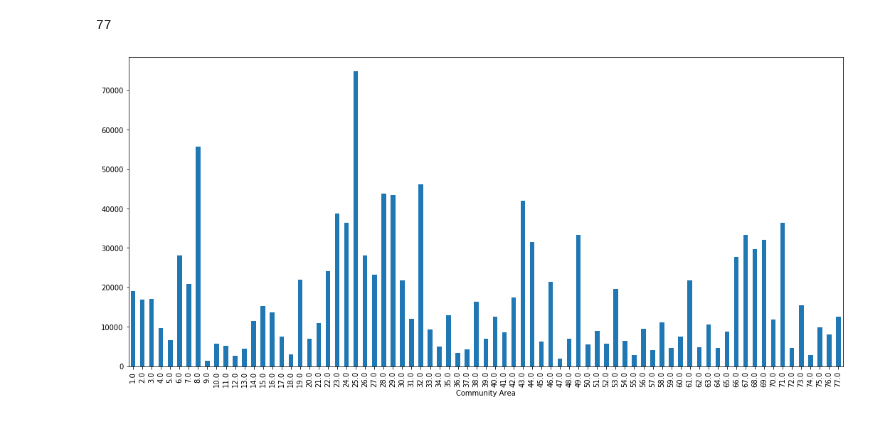
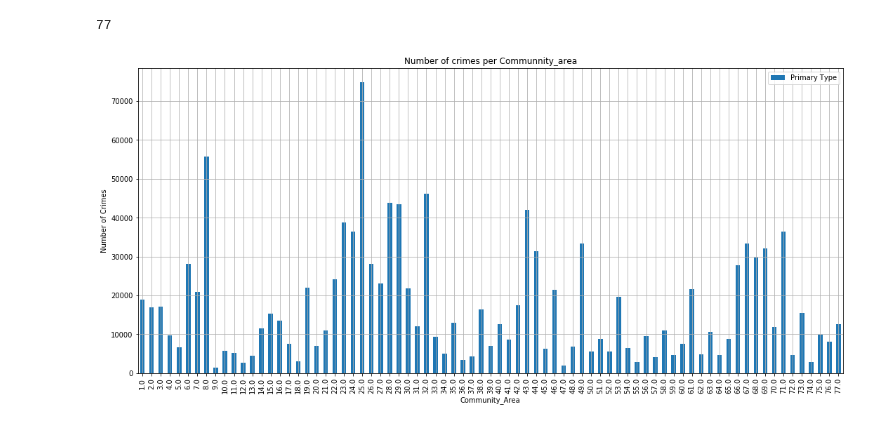
Before and after one commit to leo-cavalcante/crimes-in-chicago, a Jupyter notebook: Crimes per community.ipynb, the cells around one changed output. Cells and saved outputs as stored; diff of their text form; code cells hidden in the pictures.

```diff
--- a/Crimes per community.ipynb
+++ b/Crimes per community.ipynb
@@ -50,6 +35,12 @@ crimes['Community Area'].nunique()
 # %%
 fig = plt.figure(figsize = (18,8))
 crimes.groupby('Community Area')['Primary Type'].count().plot(kind = 'bar')
-fig.show()
+plt.title('Number of crimes per Communnity_area')
+plt.xlabel('Community_Area')
+plt.ylabel('Number of Crimes')
+plt.grid()
+plt.xticks(rotation = 90)
+plt.legend()
+plt.show()
 # %% [output]
-[figure, old version]
+[figure, new version]
```
Also changed, not shown: parts of 58 cells of this notebook, 1 other file.
